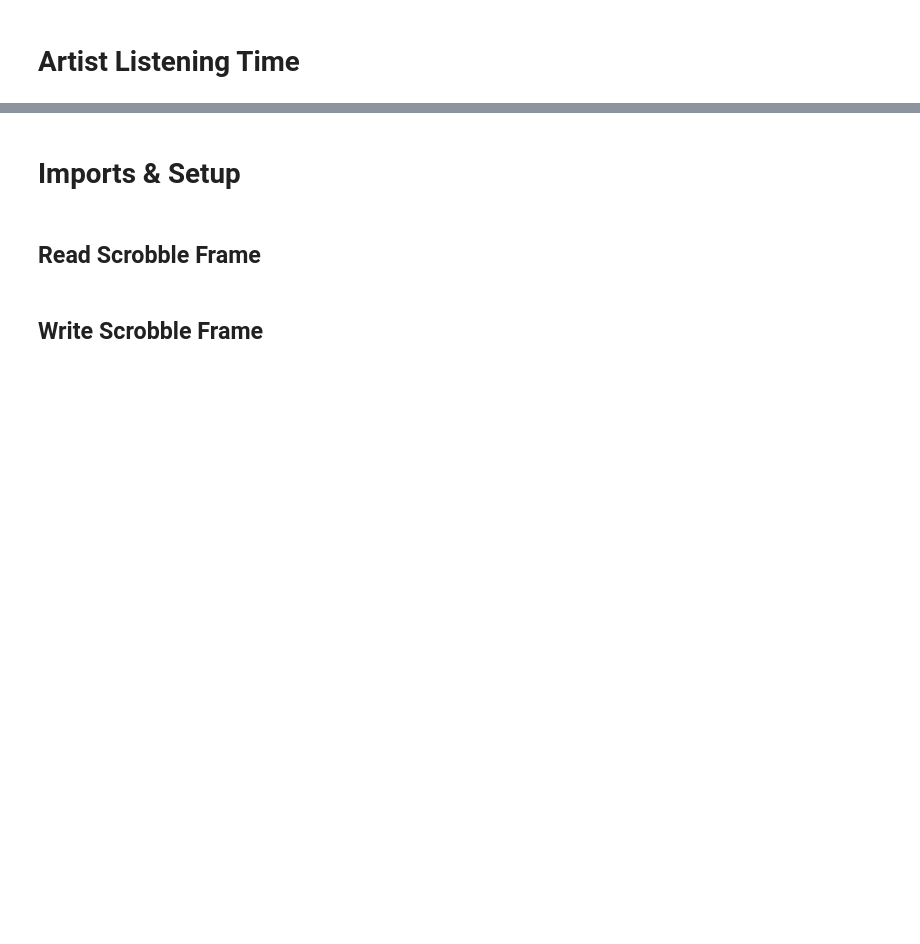
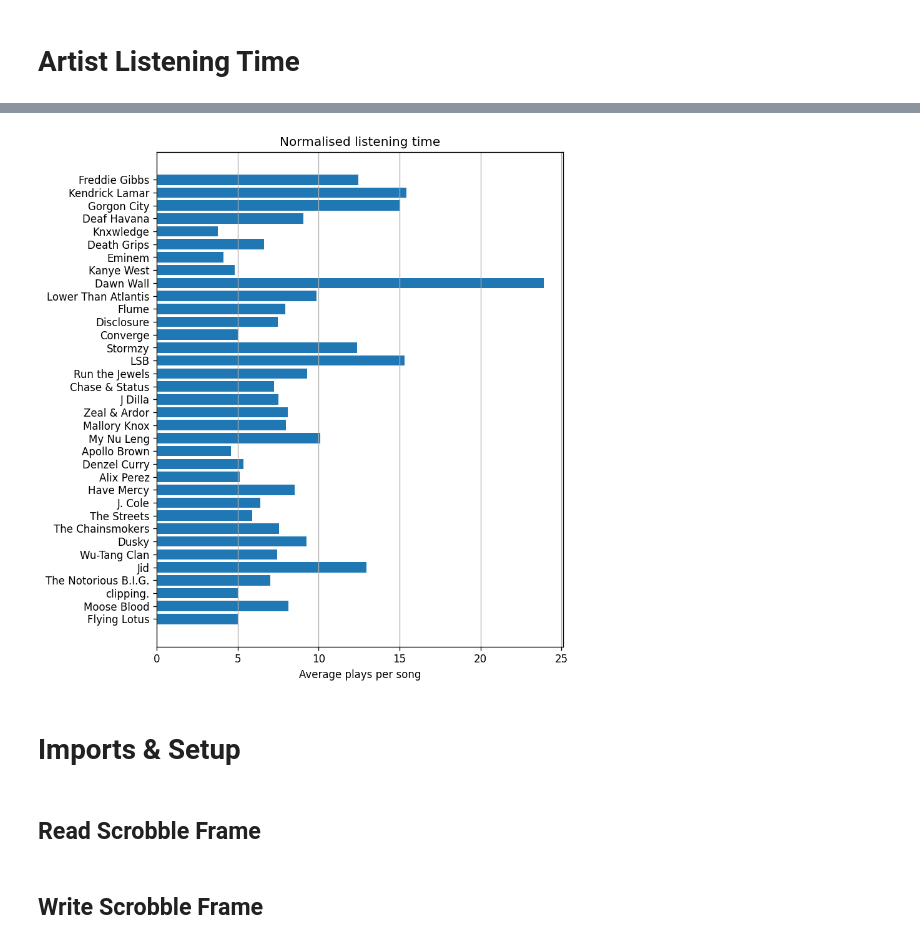
Before and after one commit to Sarsoo/listening-analysis, a Jupyter notebook: artist.ipynb, the cells around one changed output, grey strips where cells are left out. Saved outputs shown, nothing was run; the diff lists cells and outputs as text; code cells hidden in the pictures; blank space fills up the shorter version.

```diff
--- a/artist.ipynb
+++ b/artist.ipynb
@@ -75,3 +86,13 @@ plt.show()
+# %%
+plt.figure(figsize=fig_size)
+plt.barh(np.arange(len(artists))[::-1], np.array(artists_time) / (artists_track_count * artists_average_track_length) )
+plt.yticks(np.arange(len(artists))[::-1], labels=[i.name for i in artists])
+plt.xlabel("Average plays per song")
+plt.grid(axis="x")
+plt.title("Normalised listening time")
+plt.show()
+# %% [output]
+[figure, added]
 # %% [markdown]
 # Imports & Setup
 # %%
```
Also changed, not shown: parts of 10 cells of this notebook, 6 other files.
